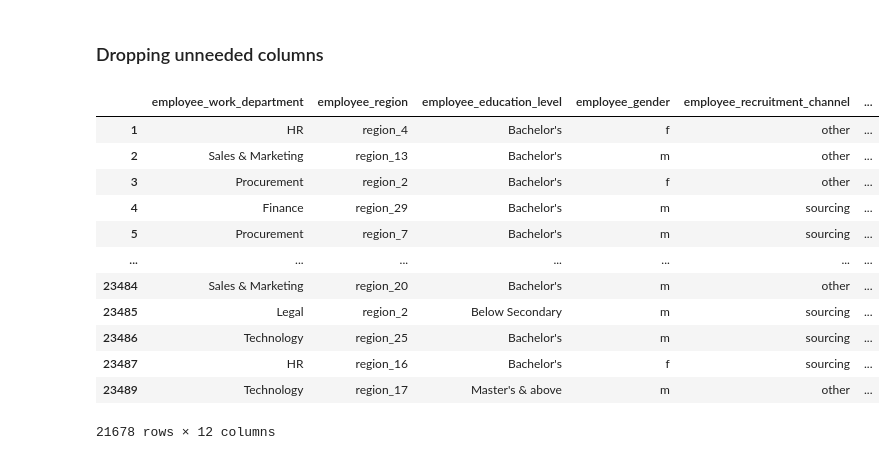
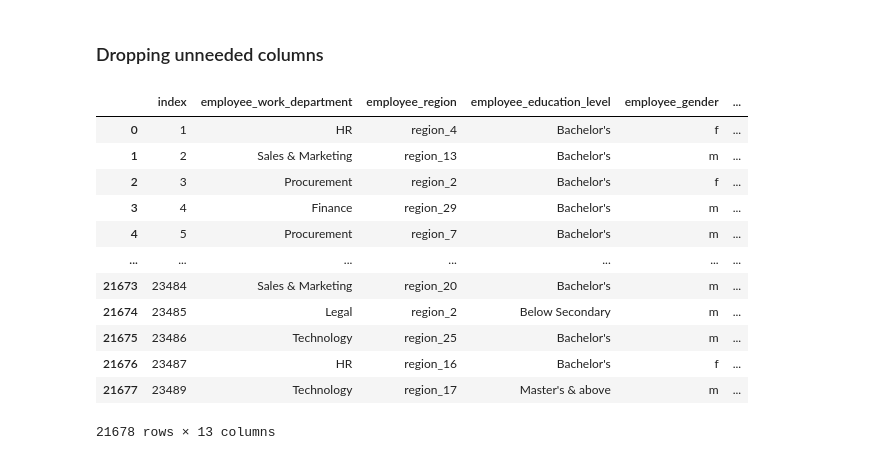
Before and after one commit to DipanshuKakshapati/Teach-For-India-Employee-Performance-Prediction-Tool, a Jupyter notebook: Component_3.ipynb, the cells around one changed output. Drawn from its saved outputs; the diff is of its cells as text; code cells hidden in the pictures.

Commit message:
reset_index at the end

```diff
--- a/Component_3.ipynb
+++ b/Component_3.ipynb
@@ -382,18 +382,19 @@ memory usage: 2.3+ MB
 ### Dropping unneeded columns
 # %%
 #'employee_id' column here does not give any value in further model building
+df.reset_index(inplace=True)
 df.drop(columns=['employee_id'])
 # %% [output]
-|  | employee_work_department | employee_region | employee_education_level | employee_gender | employee_recruitment_channel | ... |
-| 1 | HR | region_4 | Bachelor's | f | other | ... |
-| 2 | Sales & Marketing | region_13 | Bachelor's | m | other | ... |
-| 3 | Procurement | region_2 | Bachelor's | f | other | ... |
-| 4 | Finance | region_29 | Bachelor's | m | sourcing | ... |
-| 5 | Procurement | region_7 | Bachelor's | m | sourcing | ... |
+|  | index | employee_work_department | employee_region | employee_education_level | employee_gender | ... |
+| 0 | 1 | HR | region_4 | Bachelor's | f | ... |
+| 1 | 2 | Sales & Marketing | region_13 | Bachelor's | m | ... |
+| 2 | 3 | Procurement | region_2 | Bachelor's | f | ... |
+| 3 | 4 | Finance | region_29 | Bachelor's | m | ... |
+| 4 | 5 | Procurement | region_7 | Bachelor's | m | ... |
 | ... | ... | ... | ... | ... | ... | ... |
-| 23484 | Sales & Marketing | region_20 | Bachelor's | m | other | ... |
-| 23485 | Legal | region_2 | Below Secondary | m | sourcing | ... |
-| 23486 | Technology | region_25 | Bachelor's | m | sourcing | ... |
-| 23487 | HR | region_16 | Bachelor's | f | sourcing | ... |
-| 23489 | Technology | region_17 | Master's & above | m | other | ... |
+| 21673 | 23484 | Sales & Marketing | region_20 | Bachelor's | m | ... |
+| 21674 | 23485 | Legal | region_2 | Below Secondary | m | ... |
+| 21675 | 23486 | Technology | region_25 | Bachelor's | m | ... |
+| 21676 | 23487 | HR | region_16 | Bachelor's | f | ... |
+| 21677 | 23489 | Technology | region_17 | Master's & above | m | ... |
-21678 rows × 12 columns
+21678 rows × 13 columns
```
